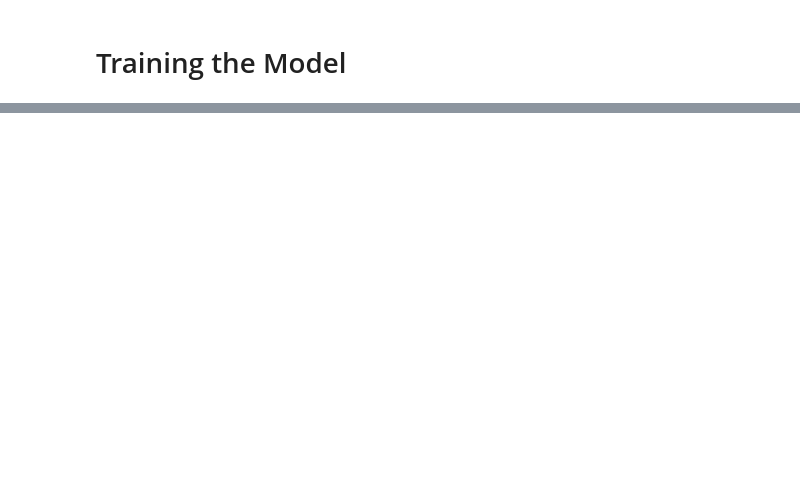
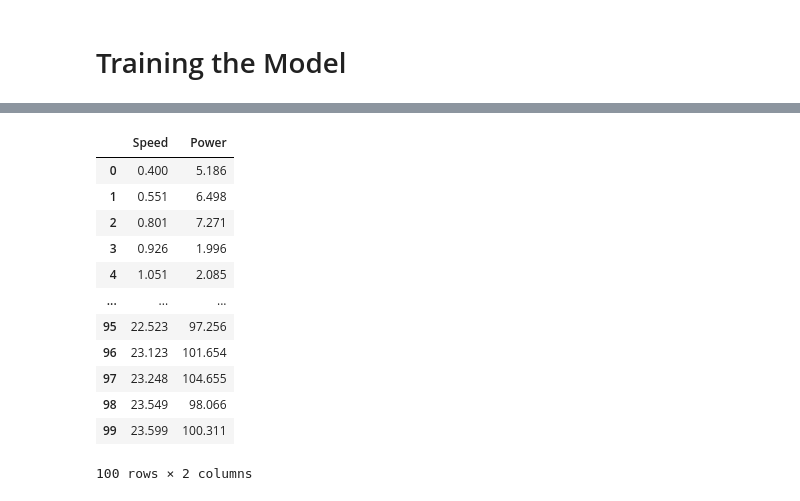
Before and after one commit to AntoMoore/Emerging-Technology-Project, a Jupyter notebook: train-model.ipynb, the cells around one changed output, grey strips where cells are left out. Saved outputs shown, nothing was run; the diff lists cells and outputs as text; code cells hidden in the pictures; blank space fills up the shorter version.

```diff
--- a/train-model.ipynb
+++ b/train-model.ipynb
@@ -44,0 +82,35 @@ x_train shape: (60000, 28, 28, 1)
+# %%
+# find number of rows in filtered data set
+number_of_rows = filteredData.shape[0]
+
+# get 100 random indices from data set
+random_indices = np.random.choice(number_of_rows, size=100, replace=False)
+
+# create 100 random samples
+random_samples = filteredData[random_indices, :]
+
+# put samples into numpy array
+random_samples = np.array(random_samples)
+
+# sort array
+sortedArr = random_samples[random_samples[:,0].argsort()]
+
+# make test data from random samples
+test = pd.DataFrame()
+test['Speed'] = sortedArr[:,0]
+test['Power'] = sortedArr[:,1]
+test
+# %% [output]
+|  | Speed | Power |
+| 0 | 0.400 | 5.186 |
+| 1 | 0.551 | 6.498 |
+| 2 | 0.801 | 7.271 |
+| 3 | 0.926 | 1.996 |
+| 4 | 1.051 | 2.085 |
+| ... | ... | ... |
+| 95 | 22.523 | 97.256 |
+| 96 | 23.123 | 101.654 |
+| 97 | 23.248 | 104.655 |
+| 98 | 23.549 | 98.066 |
+| 99 | 23.599 | 100.311 |
+100 rows × 2 columns
```
Also changed, not shown: parts of 10 cells of this notebook, 1 other file.
